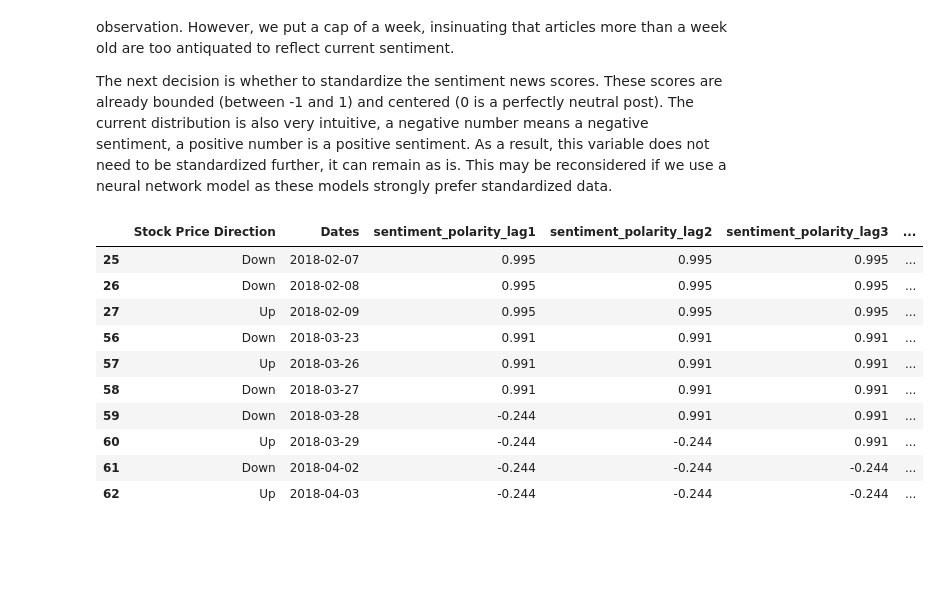
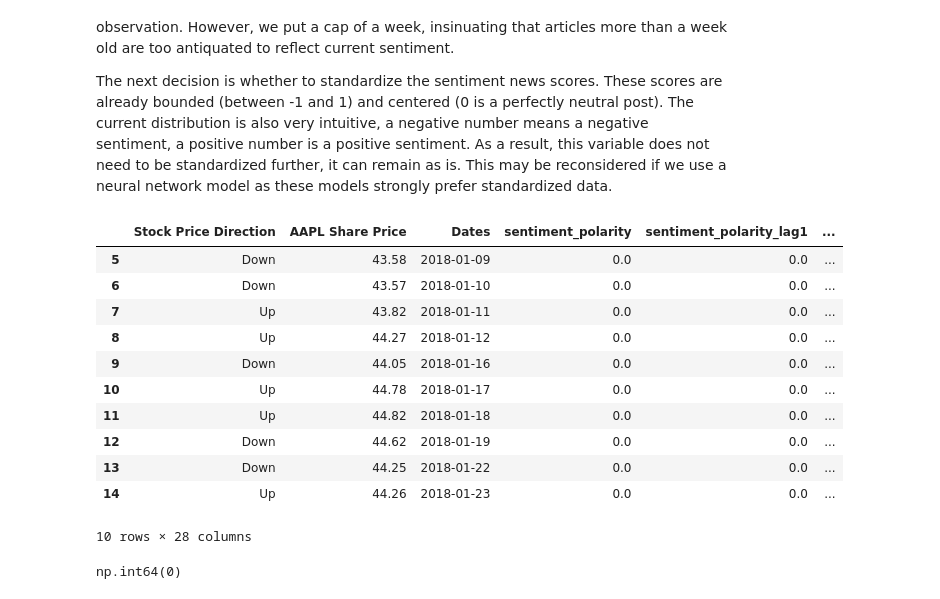
Before and after one commit to yvanlonginjr/market-sentiment-predictor, a Jupyter notebook: notebooks/Market_Sentiment_Predictor_Pipeline.ipynb, the cells around one changed output. Saved outputs shown, nothing was run; the diff lists cells and outputs as text; code cells hidden in the pictures; blank space fills up the shorter version.

```diff
--- a/notebooks/Market_Sentiment_Predictor_Pipeline.ipynb
+++ b/notebooks/Market_Sentiment_Predictor_Pipeline.ipynb
@@ -860,21 +787,24 @@ Raw_X_train_agg = Raw_X_train.groupby('date').agg({
     'full_text': lambda x: ' '.join(x),  # Combine all text for the day
     'sentiment_neg': 'mean',
     'sentiment_neu': 'mean',
-    'sentiment_pos': 'mean'
+    'sentiment_pos': 'mean',
+    'sentiment_polarity': 'mean'
 })
 
 Raw_X_val_agg = Raw_X_val.groupby('date').agg({
     'full_text': lambda x: ' '.join(x),  # Combine all text for the day
     'sentiment_neg': 'mean',
     'sentiment_neu': 'mean',
-    'sentiment_pos': 'mean'
+    'sentiment_pos': 'mean',
+    'sentiment_polarity': 'mean'
 })
 
 Raw_X_test_agg = Raw_X_test.groupby('date').agg({
     'full_text': lambda x: ' '.join(x),  # Combine all text for the day
     'sentiment_neg': 'mean',
     'sentiment_neu': 'mean',
-    'sentiment_pos': 'mean'
+    'sentiment_pos': 'mean',
+    'sentiment_polarity': 'mean'
 })
 # %%
 Raw_X_train_agg.head(10)
@@ -903,15 +833,15 @@ Final_Raw_X_val['full_text'] = Final_Raw_X_val['full_text'].fillna('')
 Final_Raw_X_test['full_text'] = Final_Raw_X_test['full_text'].fillna('')
 
 # For Nan values in the sentiment columns, forwardfill up to 7 days ahead and replace remaining NaNs with 0.
-for col in ['sentiment_neg', 'sentiment_neu', 'sentiment_pos']:
+for col in ['sentiment_neg', 'sentiment_neu', 'sentiment_pos', 'sentiment_polarity']:
     Final_Raw_X_train[col] = Final_Raw_X_train[col].fillna(method='ffill', limit=7).fillna(0)
     Final_Raw_X_val[col] = Final_Raw_X_val[col].fillna(method='ffill', limit=7).fillna(0)
     Final_Raw_X_test[col] = Final_Raw_X_test[col].fillna(method='ffill', limit=7).fillna(0)
 # %%
 # Create stock price direction target variable: 'up' if current day's price is higher than previous day, 'down' if lower or equal.
-Final_Raw_X_train['Stock Price Direction'] = (Final_Raw_X_train['AAPL Share Price'] > Final_Raw_X_train['AAPL Share Price'].shift(1)).map({True: 'up', False: 'down'})
-Final_Raw_X_val['Stock Price Direction'] = (Final_Raw_X_val['AAPL Share Price'] > Final_Raw_X_val['AAPL Share Price'].shift(1)).map({True: 'up', False: 'down'})
-Final_Raw_X_test['Stock Price Direction'] = (Final_Raw_X_test['AAPL Share Price'] > Final_Raw_X_test['AAPL Share Price'].shift(1)).map({True: 'up', False: 'down'})
+#Final_Raw_X_train['Stock Price Direction'] = (Final_Raw_X_train['AAPL Share Price'] > Final_Raw_X_train['AAPL Share Price'].shift(1)).map({True: 'up', False: 'down'})
+#Final_Raw_X_val['Stock Price Direction'] = (Final_Raw_X_val['AAPL Share Price'] > Final_Raw_X_val['AAPL Share Price'].shift(1)).map({True: 'up', False: 'down'})
+#Final_Raw_X_test['Stock Price Direction'] = (Final_Raw_X_test['AAPL Share Price'] > Final_Raw_X_test['AAPL Share Price'].shift(1)).map({True: 'up', False: 'down'})
 # %%
 Final_Raw_X_train.head(10)
 # %% [output]
@@ -1005,22 +935,17 @@ The next decision is on missing data. All missing data comes from the sentiment
 
 The next decision is whether to standardize the sentiment news scores. These scores are already bounded (between -1 and 1) and centered (0 is a perfectly neutral post). The current distribution is also very intuitive, a negative number means a negative sentiment, a positive number is a positive sentiment. As a result, this variable does not need to be standardized further, it can remain as is. This may be reconsidered if we use a neural network model as these models strongly prefer standardized data.
 # %%
-def data_cleaning(df):
-    #forward fill, but only up to a week
-    df['sentiment_polarity'] = df['sentiment_polarity'].ffill(limit=7)
+def data_cleaning(sentiment_data, ts_data):
 
-    #create lags for price and sentiment polarity variables. Recreate methodology from price datset
+    #join on date
+    df = pd.merge(sentiment_data, ts_data, how = 'right', left_on = 'Dates', right_on = 'Dates')
+
     for i in range(1, 6):
         #create lags for both price and sentiment polarity variables
-        df[f'aapl_price_lag{i}'] = df['AAPL Share Price'].shift(i)
         df[f'sentiment_polarity_lag{i}'] = df['sentiment_polarity'].shift(i)
-
-        #create a price direction lag variable. These are "one-hot encoded" since they are binary. 1 = UP, 0 = DOWN
-        if i > 1:
-            df[f'aapl_price_direction_lag{i-1}'] =  (df[f'aapl_price_lag{i-1}'] - df[f'aapl_price_lag{i}'] > 0).astype(int)
-
-    #create a price direction variable, this is the target variable as discussed in Week 3
-    df['Stock Price Direction'] = (df['AAPL Share Price'] - df['aapl_price_lag1']).apply(lambda x: 'Up' if x > 0 else 'Down')
+        df[f'sentiment_pos_lag{i}'] = df['sentiment_pos'].shift(i)
+        df[f'sentiment_neu_lag{i}'] = df['sentiment_neu'].shift(i)
+        df[f'sentiment_neg_lag{i}'] = df['sentiment_neg'].shift(i)
 
     #drop rows that are missing lagged variables
     df.dropna(inplace = True)
@@ -1029,22 +954,27 @@ def data_cleaning(df):
     df.drop_duplicates(inplace = True)
 
     #pick the final columns for our dataset
-    final_df = df[['Stock Price Direction', 'Dates', 'sentiment_polarity_lag1', 'sentiment_polarity_lag2', 'sentiment_polarity_lag3', 'sentiment_polarity_lag4', 'sentiment_polarity_lag5', 'aapl_price_direction_lag1', 'aapl_price_direction_lag2', 'aapl_price_direction_lag3', 'aapl_price_direction_lag4']]
+    final_df = df[['Stock Price Direction', 'AAPL Share Price', 'Dates', 'sentiment_polarity', 'sentiment_polarity_lag1', 'sentiment_polarity_lag2', 'sentiment_polarity_lag3', 'sentiment_polarity_lag4', 'sentiment_polarity_lag5', 'sentiment_pos_lag1', 'sentiment_pos_lag2', 'sentiment_pos_lag3', 'sentiment_pos_lag4', 'sentiment_pos_lag5', 'sentiment_neu_lag1', 'sentiment_neu_lag2', 'sentiment_neu_lag3', 'sentiment_neu_lag4', 'sentiment_neu_lag5', 'sentiment_neg_lag1', 'sentiment_neg_lag2', 'sentiment_neg_lag3', 'sentiment_neg_lag4', 'sentiment_neg_lag5', 'aapl_price_direction_lag1', 'aapl_price_direction_lag2', 'aapl_price_direction_lag3', 'aapl_price_direction_lag4']]
 
     return final_df
 # %%
 #perform data cleaning for training dataset
-cleaned_com_train = data_cleaning(com_train)
+cleaned_com_train = data_cleaning(Final_Raw_X_train, cleaned_ts_train)
 cleaned_com_train.head(10)
 # %% [output]
-|  | Stock Price Direction | Dates | sentiment_polarity_lag1 | sentiment_polarity_lag2 | sentiment_polarity_lag3 | ... |
-| 25 | Down | 2018-02-07 | 0.995 | 0.995 | 0.995 | ... |
-| 26 | Down | 2018-02-08 | 0.995 | 0.995 | 0.995 | ... |
-| 27 | Up | 2018-02-09 | 0.995 | 0.995 | 0.995 | ... |
-| 56 | Down | 2018-03-23 | 0.991 | 0.991 | 0.991 | ... |
-| 57 | Up | 2018-03-26 | 0.991 | 0.991 | 0.991 | ... |
-| 58 | Down | 2018-03-27 | 0.991 | 0.991 | 0.991 | ... |
-| 59 | Down | 2018-03-28 | -0.244 | 0.991 | 0.991 | ... |
-| 60 | Up | 2018-03-29 | -0.244 | -0.244 | 0.991 | ... |
-| 61 | Down | 2018-04-02 | -0.244 | -0.244 | -0.244 | ... |
-| 62 | Up | 2018-04-03 | -0.244 | -0.244 | -0.244 | ... |
+|  | Stock Price Direction | AAPL Share Price | Dates | sentiment_polarity | sentiment_polarity_lag1 | ... |
+| 5 | Down | 43.58 | 2018-01-09 | 0.0 | 0.0 | ... |
+| 6 | Down | 43.57 | 2018-01-10 | 0.0 | 0.0 | ... |
+| 7 | Up | 43.82 | 2018-01-11 | 0.0 | 0.0 | ... |
+| 8 | Up | 44.27 | 2018-01-12 | 0.0 | 0.0 | ... |
+| 9 | Down | 44.05 | 2018-01-16 | 0.0 | 0.0 | ... |
+| 10 | Up | 44.78 | 2018-01-17 | 0.0 | 0.0 | ... |
+| 11 | Up | 44.82 | 2018-01-18 | 0.0 | 0.0 | ... |
+| 12 | Down | 44.62 | 2018-01-19 | 0.0 | 0.0 | ... |
+| 13 | Down | 44.25 | 2018-01-22 | 0.0 | 0.0 | ... |
+| 14 | Up | 44.26 | 2018-01-23 | 0.0 | 0.0 | ... |
+10 rows × 28 columns
+# %%
+cleaned_com_train['sentiment_polarity'].isna().sum()
+# %% [output]
+np.int64(0)
```
Also changed, not shown: parts of 35 cells of this notebook.
